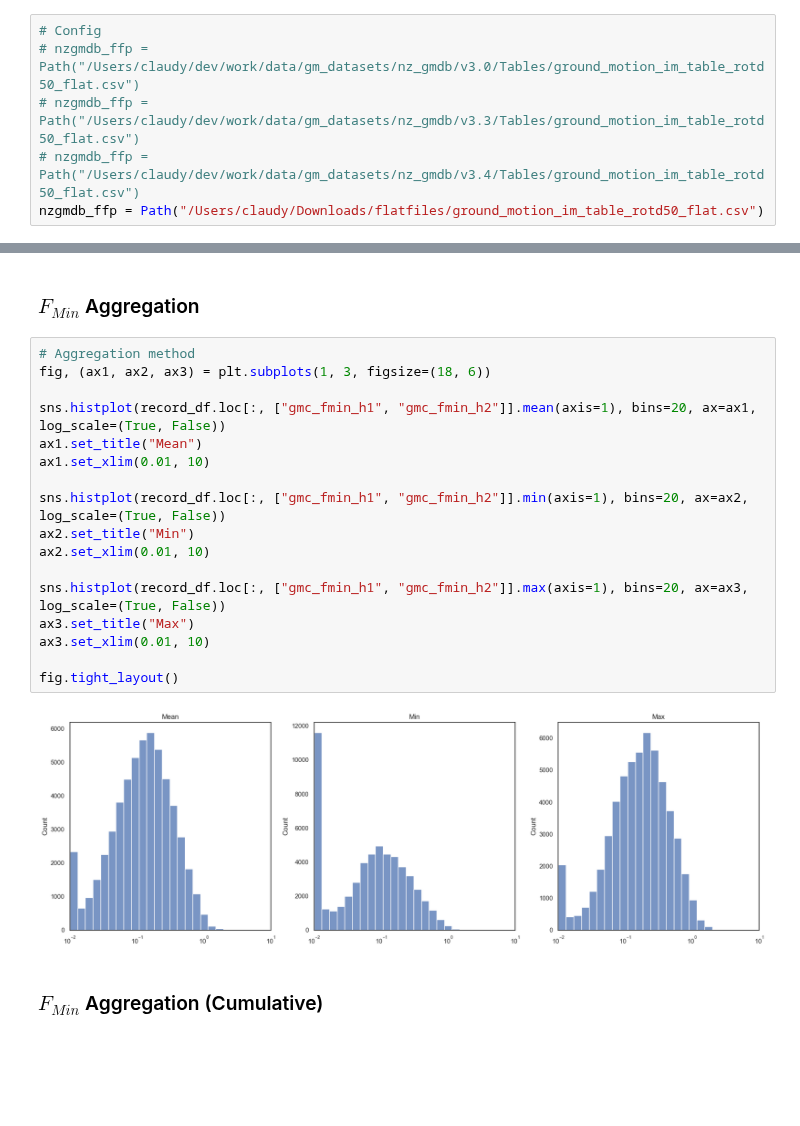
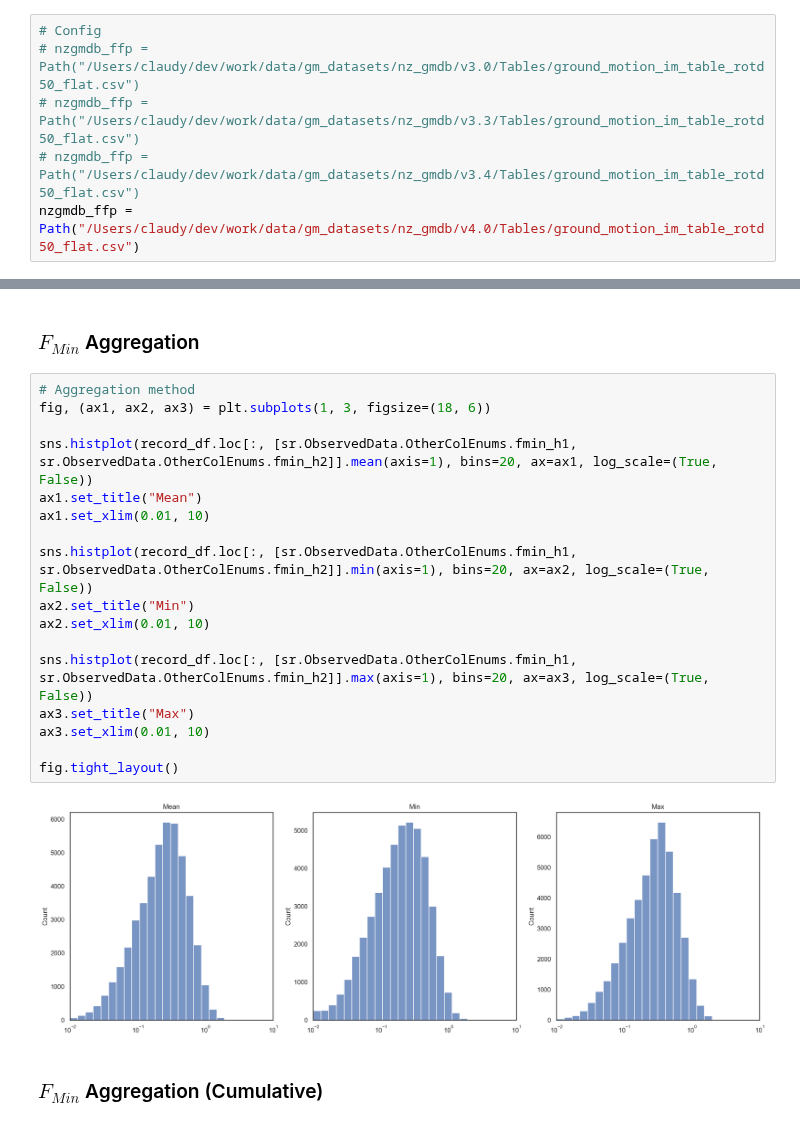
Before and after one commit to claudio525/post_event_gm_gnn, a Jupyter notebook: sim_ranking/explore/observed_data/nzgmbd.ipynb, the cells around one changed output, grey strips where cells are left out. Drawn from its saved outputs; the diff is of its cells as text; blank space fills up the shorter version.

Commit message:
- Improvements to CV agg notebook - Updated ObservedData to support dropping duplicates and use is_ground_level from NZGMDB 4.0 - Tidied up train function - Added shuffling prior to CV

```diff
--- a/sim_ranking/explore/observed_data/nzgmbd.ipynb
+++ b/sim_ranking/explore/observed_data/nzgmbd.ipynb
@@ -31,7 +31,7 @@ warnings.simplefilter(action='ignore', category=FutureWarning)
 # nzgmdb_ffp = Path("/Users/claudy/dev/work/data/gm_datasets/nz_gmdb/v3.0/Tables/ground_motion_im_table_rotd50_flat.csv")
 # nzgmdb_ffp = Path("/Users/claudy/dev/work/data/gm_datasets/nz_gmdb/v3.3/Tables/ground_motion_im_table_rotd50_flat.csv")
 # nzgmdb_ffp = Path("/Users/claudy/dev/work/data/gm_datasets/nz_gmdb/v3.4/Tables/ground_motion_im_table_rotd50_flat.csv")
-nzgmdb_ffp = Path("/Users/claudy/Downloads/flatfiles/ground_motion_im_table_rotd50_flat.csv")
+nzgmdb_ffp = Path("/Users/claudy/dev/work/data/gm_datasets/nz_gmdb/v4.0/Tables/ground_motion_im_table_rotd50_flat.csv")
 # %% [markdown]
 **NZGMDB version:** `{python} str(nzgmdb_ffp.parent.parent.name)`
 # %%
@@ -149,22 +154,22 @@ ax2.set_xlim(0.01, 10)
 # %%
 # Aggregation method
 fig, (ax1, ax2, ax3) = plt.subplots(1, 3, figsize=(18, 6))
 
-sns.histplot(record_df.loc[:, ["gmc_fmin_h1", "gmc_fmin_h2"]].mean(axis=1), bins=20, ax=ax1, log_scale=(True, False))
+sns.histplot(record_df.loc[:, [sr.ObservedData.OtherColEnums.fmin_h1, sr.ObservedData.OtherColEnums.fmin_h2]].mean(axis=1), bins=20, ax=ax1, log_scale=(True, False))
 ax1.set_title("Mean")
 ax1.set_xlim(0.01, 10)
 
-sns.histplot(record_df.loc[:, ["gmc_fmin_h1", "gmc_fmin_h2"]].min(axis=1), bins=20, ax=ax2, log_scale=(True, False))
+sns.histplot(record_df.loc[:, [sr.ObservedData.OtherColEnums.fmin_h1, sr.ObservedData.OtherColEnums.fmin_h2]].min(axis=1), bins=20, ax=ax2, log_scale=(True, False))
 ax2.set_title("Min")
 ax2.set_xlim(0.01, 10)
 
-sns.histplot(record_df.loc[:, ["gmc_fmin_h1", "gmc_fmin_h2"]].max(axis=1), bins=20, ax=ax3, log_scale=(True, False))
+sns.histplot(record_df.loc[:, [sr.ObservedData.OtherColEnums.fmin_h1, sr.ObservedData.OtherColEnums.fmin_h2]].max(axis=1), bins=20, ax=ax3, log_scale=(True, False))
 ax3.set_title("Max")
 ax3.set_xlim(0.01, 10)
 
 fig.tight_layout()
 # %% [output]
-[figure, old version]
+[figure, new version]
 # %% [markdown]
 ### $F_{Min}$ Aggregation (Cumulative)
 # %%
```
Also changed, not shown: parts of 9 cells of this notebook, 6 other files.
